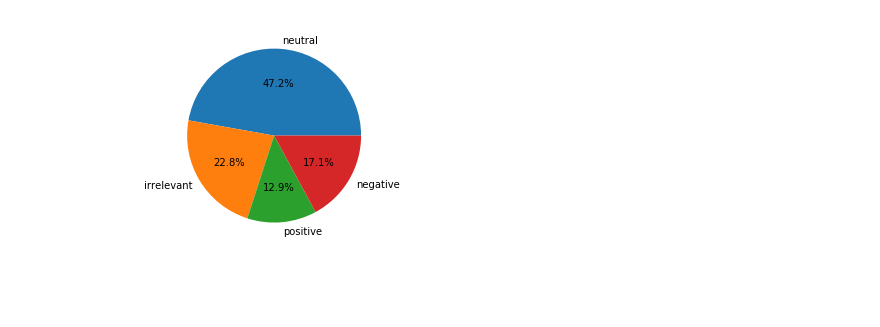
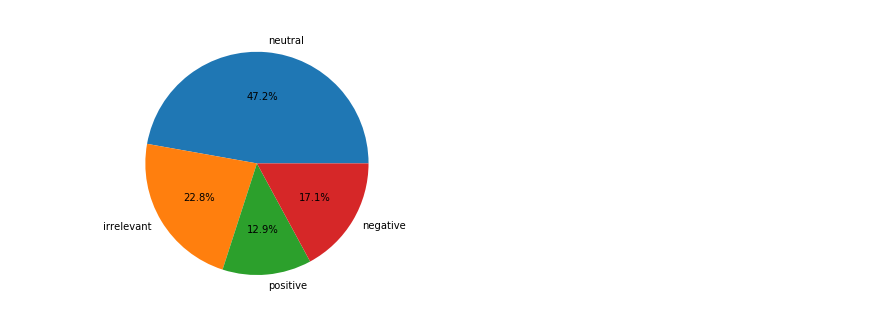
Before and after one commit to ClaasM/Bachelors-Thesis, a Jupyter notebook: notebooks/datasets/sample_stream.ipynb, the cells around one changed output. Saved outputs shown, nothing was run; the diff lists cells and outputs as text; code cells hidden in the pictures; blank space fills up the shorter version.

```diff
--- a/notebooks/datasets/sample_stream.ipynb
+++ b/notebooks/datasets/sample_stream.ipynb
@@ -97,12 +97,13 @@ with open('./../../data/interim/stream_en.csv') as csv_file:
         tokens = sa_tokenize(preprocess(text))
         sentiment = sentiment_classifier.predict([spark_functions.extract_features(document=tokens, word_features=dictionary.token2id)])[0]
         sentiment_count[sentiment]+=1
-
-sizes = np.fromiter(iter(sentiment_count.values()), dtype=int)
-labels = ["neutral", "irrelevant", "positive", "negative"]
-plt.axis('equal')
-plt.pie(sizes, labels=labels, shadow=False, autopct='%1.1f%%',)
-plt.savefig('sample_sentiment.pdf', format="pdf",bbox_inches='tight')
-plt.show()
-# %% [output]
-[figure, removed]
+# %%
+sizes = np.fromiter(iter(sentiment_count.values()), dtype=int)
+labels = ["neutral", "irrelevant", "positive", "negative"]
+plt.figure(figsize=(5,5))
+plt.axis('equal')
+plt.pie(sizes, labels=labels, shadow=False, autopct='%1.1f%%',)
+plt.savefig('sample_sentiment.pdf', format="pdf",bbox_inches='tight')
+plt.show()
+# %% [output]
+[figure, added]
```
Also changed, not shown: parts of 2 cells of this notebook, 16 other files.
